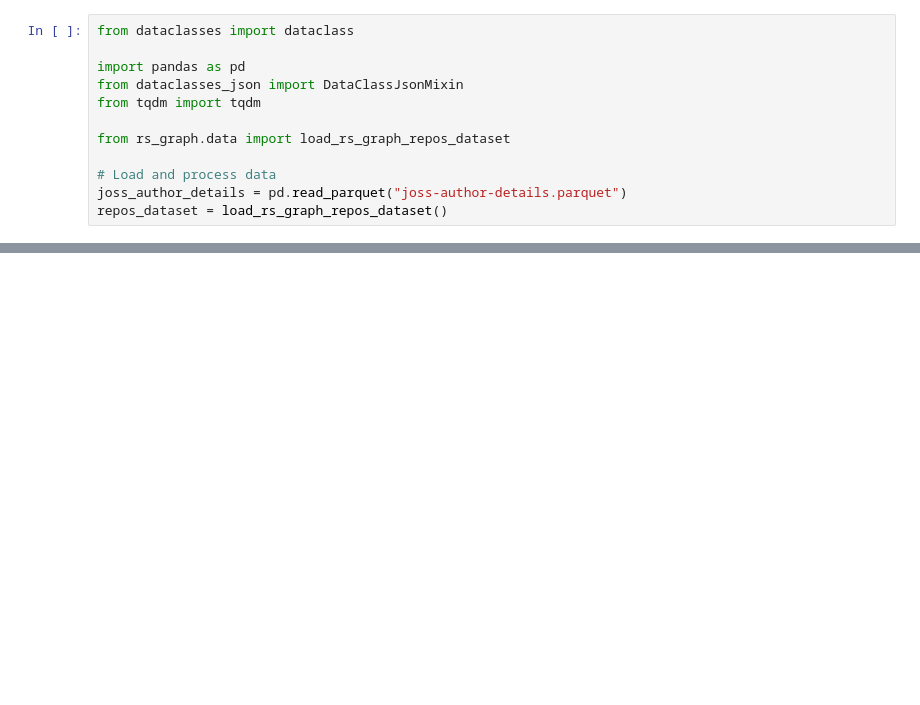
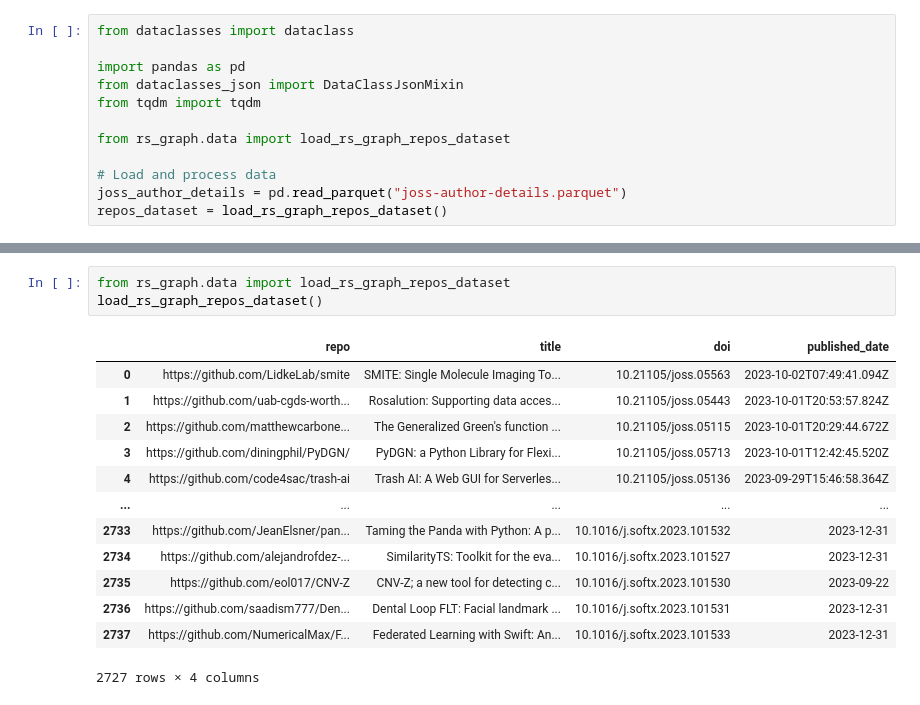
Before and after one commit to evamaxfield/rs-graph, a Jupyter notebook: notebooks/joss-authorship-credit.ipynb, the cells around one changed output, grey strips where cells are left out. Drawn from its saved outputs; the diff is of its cells as text; blank space fills up the shorter version.

```diff
--- a/notebooks/joss-authorship-credit.ipynb
+++ b/notebooks/joss-authorship-credit.ipynb
@@ -132,0 +364,17 @@ all_author_details_df.sample(3).contributions.tolist()
+# %%
+from rs_graph.data import load_rs_graph_repos_dataset
+load_rs_graph_repos_dataset()
+# %% [output]
+|  | repo | title | doi | published_date |
+| 0 | https://github.com/LidkeLab/smite | SMITE: Single Molecule Imaging To... | 10.21105/joss.05563 | 2023-10-02T07:49:41.094Z |
+| 1 | https://github.com/uab-cgds-worth... | Rosalution: Supporting data acces... | 10.21105/joss.05443 | 2023-10-01T20:53:57.824Z |
+| 2 | https://github.com/matthewcarbone... | The Generalized Green's function ... | 10.21105/joss.05115 | 2023-10-01T20:29:44.672Z |
+| 3 | https://github.com/diningphil/PyDGN/ | PyDGN: a Python Library for Flexi... | 10.21105/joss.05713 | 2023-10-01T12:42:45.520Z |
+| 4 | https://github.com/code4sac/trash-ai | Trash AI: A Web GUI for Serverles... | 10.21105/joss.05136 | 2023-09-29T15:46:58.364Z |
+| ... | ... | ... | ... | ... |
+| 2733 | https://github.com/JeanElsner/pan... | Taming the Panda with Python: A p... | 10.1016/j.softx.2023.101532 | 2023-12-31 |
+| 2734 | https://github.com/alejandrofdez-... | SimilarityTS: Toolkit for the eva... | 10.1016/j.softx.2023.101527 | 2023-12-31 |
+| 2735 | https://github.com/eol017/CNV-Z | CNV-Z; a new tool for detecting c... | 10.1016/j.softx.2023.101530 | 2023-09-22 |
+| 2736 | https://github.com/saadism777/Den... | Dental Loop FLT: Facial landmark ... | 10.1016/j.softx.2023.101531 | 2023-12-31 |
+| 2737 | https://github.com/NumericalMax/F... | Federated Learning with Swift: An... | 10.1016/j.softx.2023.101533 | 2023-12-31 |
+2727 rows × 4 columns
```
Also changed, not shown: parts of 13 cells of this notebook, 21 other files.
